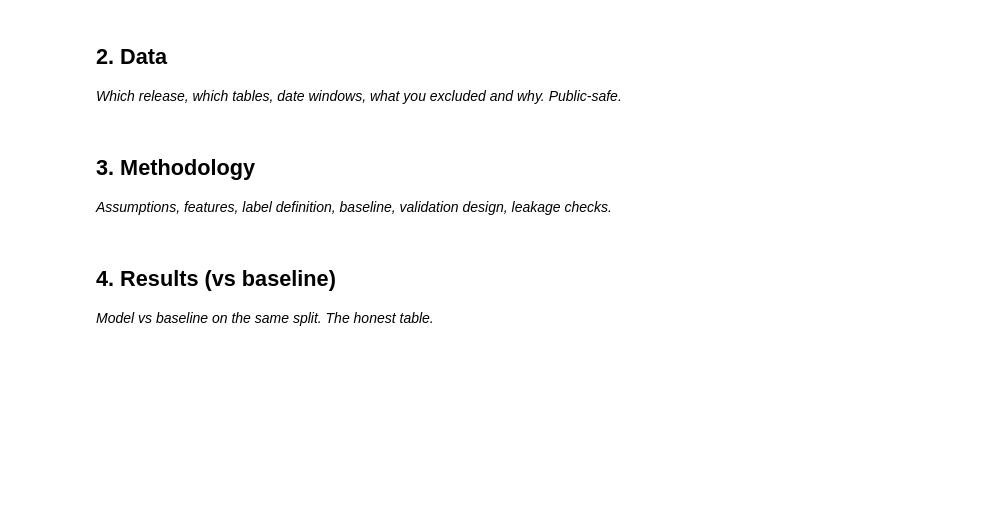
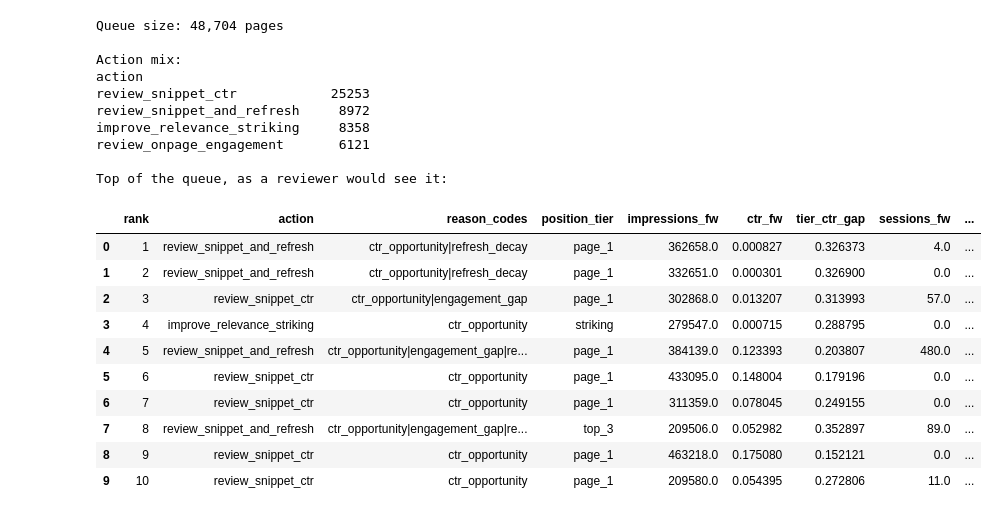
Before and after one commit to NameRectified/flyrank-ml-internship, a Jupyter notebook: work/notebooks/capstone.ipynb, the cells around one changed output. Drawn from its saved outputs; the diff is of its cells as text; code cells hidden in the pictures; blank space fills up the shorter version.

Commit message:
finished the action playbook and the final report notebook, plus updated figures

```diff
--- a/work/notebooks/capstone.ipynb
+++ b/work/notebooks/capstone.ipynb
@@ -13,7 +431,39 @@ This skeleton is yours to fill. Work the sections **in order** — each one has
 # %%
 # This cell is for CODE (numbers, a query, a check).
 # Write your text answer in the cell ABOVE this one — typing sentences here breaks Run All.
+
+queue = pd.read_csv('../../work/outputs/action_playbook_queue.csv')
+print(f'Queue size: {len(queue):,} pages')
+print()
+print('Action mix:')
+print(queue['action'].value_counts().to_string())
+print()
+print('Top of the queue, as a reviewer would see it:')
+top_cols = ['rank', 'action', 'reason_codes', 'position_tier',
+            'impressions_fw', 'ctr_fw', 'tier_ctr_gap',
+            'sessions_fw', 'engagement_rate_fw', 'eng_target',
+            'missed_clicks_fw', 'missed_engaged_sessions_fw',
+            'content_type', 'main_intent']
+queue[top_cols].head(10)
+# %% [output]
+Queue size: 48,704 pages
+
+Action mix:
+action
+review_snippet_ctr            25253
+review_snippet_and_refresh     8972
+improve_relevance_striking     8358
+review_onpage_engagement       6121
+
+Top of the queue, as a reviewer would see it:
+|  | rank | action | reason_codes | position_tier | impressions_fw | ctr_fw | tier_ctr_gap | sessions_fw | ... |
+| 0 | 1 | review_snippet_and_refresh | ctr_opportunity|refresh_decay | page_1 | 362658.0 | 0.000827 | 0.326373 | 4.0 | ... |
+| 1 | 2 | review_snippet_and_refresh | ctr_opportunity|refresh_decay | page_1 | 332651.0 | 0.000301 | 0.326900 | 0.0 | ... |
+| 2 | 3 | review_snippet_ctr | ctr_opportunity|engagement_gap | page_1 | 302868.0 | 0.013207 | 0.313993 | 57.0 | ... |
+| 3 | 4 | improve_relevance_striking | ctr_opportunity | striking | 279547.0 | 0.000715 | 0.288795 | 0.0 | ... |
+| 4 | 5 | review_snippet_and_refresh | ctr_opportunity|engagement_gap|re... | page_1 | 384139.0 | 0.123393 | 0.203807 | 480.0 | ... |
+| 5 | 6 | review_snippet_ctr | ctr_opportunity | page_1 | 433095.0 | 0.148004 | 0.179196 | 0.0 | ... |
+| 6 | 7 | review_snippet_ctr | ctr_opportunity | page_1 | 311359.0 | 0.078045 | 0.249155 | 0.0 | ... |
+| 7 | 8 | review_snippet_and_refresh | ctr_opportunity|engagement_gap|re... | top_3 | 209506.0 | 0.052982 | 0.352897 | 89.0 | ... |
+| 8 | 9 | review_snippet_ctr | ctr_opportunity | page_1 | 463218.0 | 0.175080 | 0.152121 | 0.0 | ... |
+| 9 | 10 | review_snippet_ctr | ctr_opportunity | page_1 | 209580.0 | 0.054395 | 0.272806 | 11.0 | ... |
-# %% [markdown]
-## 2. Data
-
-*Which release, which tables, date windows, what you excluded and why. Public-safe.*
@@ -23,4 +469,0 @@ This skeleton is yours to fill. Work the sections **in order** — each one has
-# %% [markdown]
-## 3. Methodology
-
-*Assumptions, features, label definition, baseline, validation design, leakage checks.*
@@ -30,4 +469,0 @@ This skeleton is yours to fill. Work the sections **in order** — each one has
-# %% [markdown]
-## 4. Results (vs baseline)
-
-*Model vs baseline on the same split. The honest table.*
```
Also changed, not shown: parts of 25 cells of this notebook, 12 other files.
